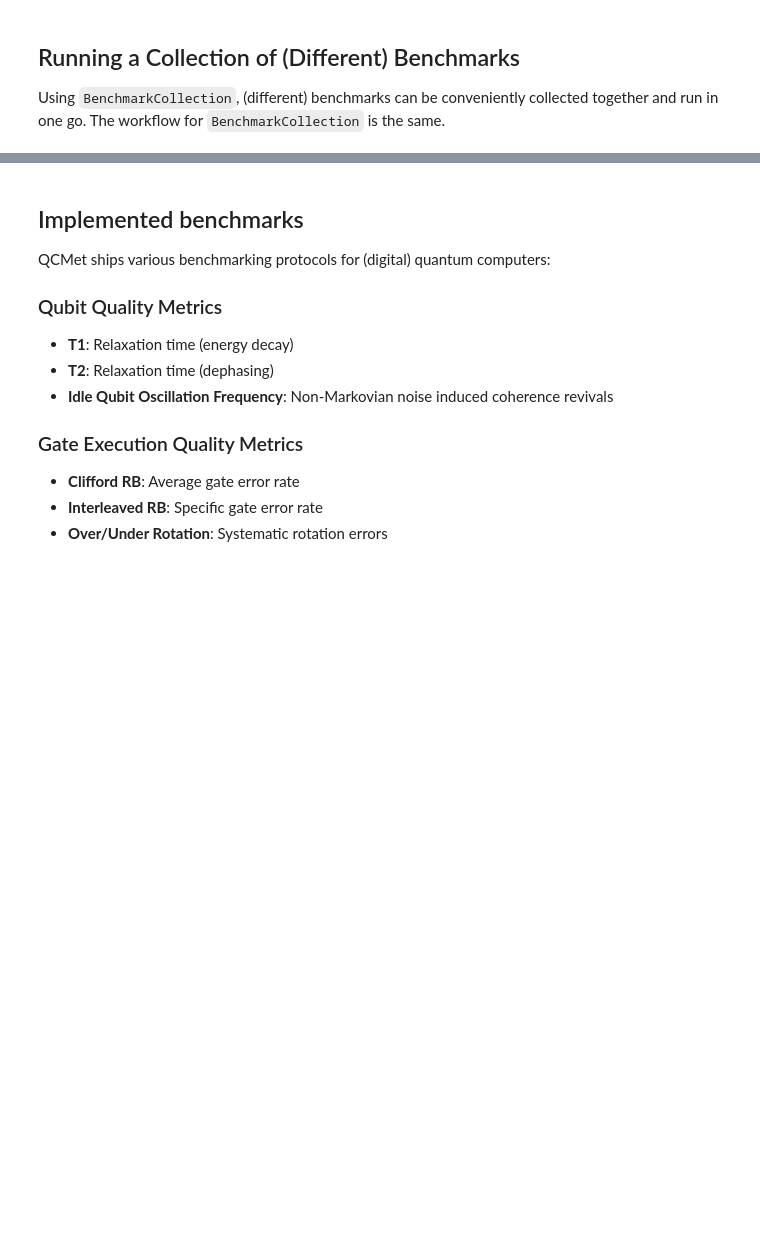
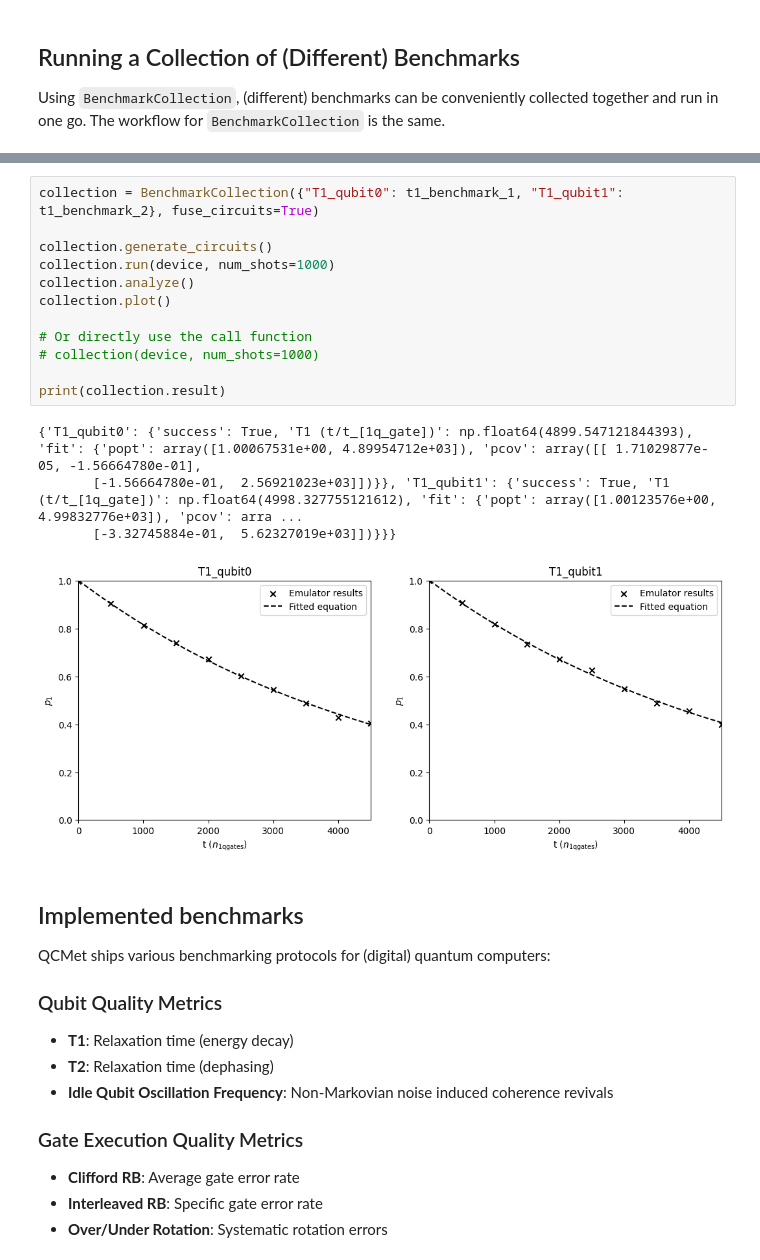
Before and after one commit to qcmet/qcmet, a Jupyter notebook: tutorials/02_quickstart.ipynb, the cells around one changed output, grey strips where cells are left out. Saved outputs shown, nothing was run; the diff lists cells and outputs as text; blank space fills up the shorter version.

```diff
--- a/tutorials/02_quickstart.ipynb
+++ b/tutorials/02_quickstart.ipynb
@@ -112,3 +124,20 @@ print(collection.result)
+# %%
+collection = BenchmarkCollection({"T1_qubit0": t1_benchmark_1, "T1_qubit1": t1_benchmark_2}, fuse_circuits=True)
+
+collection.generate_circuits()
+collection.run(device, num_shots=1000)
+collection.analyze()
+collection.plot()
+
+# Or directly use the call function
+# collection(device, num_shots=1000)
+
+print(collection.result)
+# %% [output]
+{'T1_qubit0': {'success': True, 'T1 (t/t_[1q_gate])': np.float64(4899.547121844393), 'fit': {'popt': array([1.00067531e+00, 4.89954712e+03]), 'pcov': array([[ 1.71029877e-05, -1.56664780e-01],
+       [-1.56664780e-01,  2.56921023e+03]])}}, 'T1_qubit1': {'success': True, 'T1 (t/t_[1q_gate])': np.float64(4998.327755121612), 'fit': {'popt': array([1.00123576e+00, 4.99832776e+03]), 'pcov': arra ...
+       [-3.32745884e-01,  5.62327019e+03]])}}}
+[figure, added]
 # %% [markdown]
 ## Implemented benchmarks
 
```
Also changed, not shown: parts of 4 cells of this notebook, 3 other files.
